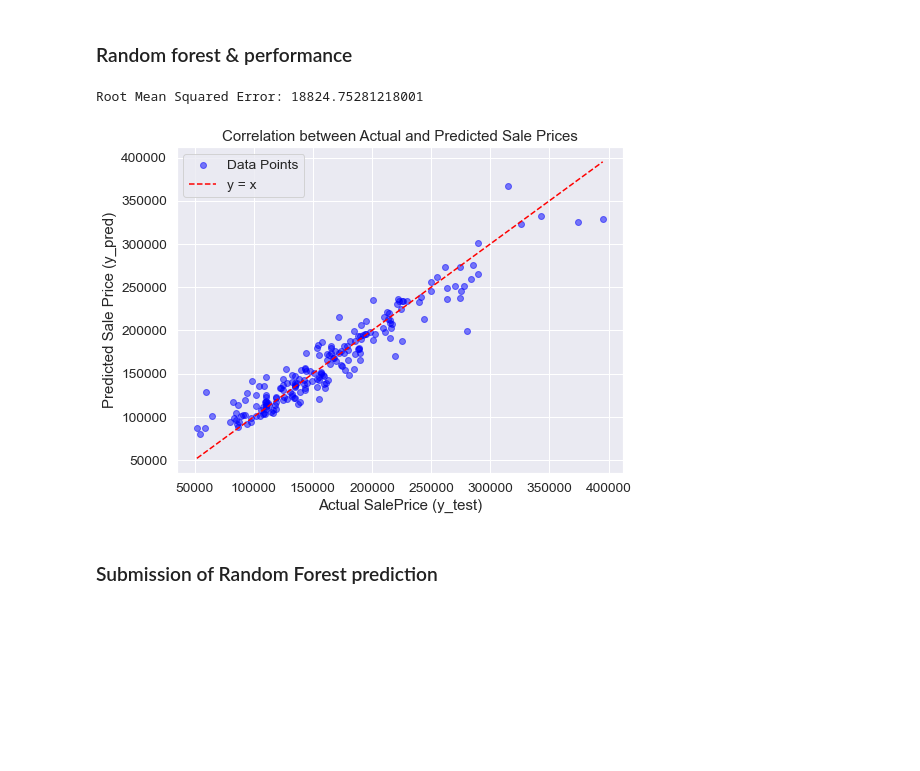
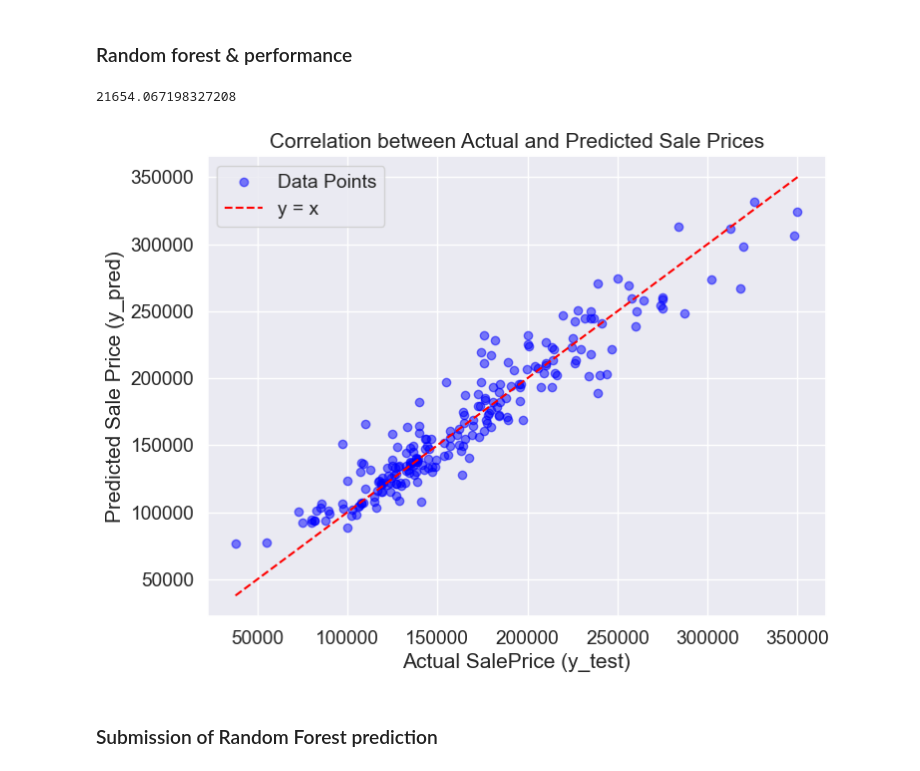
Before and after one commit to hakonsonstebo/HPP, a Jupyter notebook: HPP.ipynb, the cells around one changed output. Saved outputs shown, nothing was run; the diff lists cells and outputs as text; code cells hidden in the pictures; blank space fills up the shorter version.

```diff
--- a/HPP.ipynb
+++ b/HPP.ipynb
@@ -225,7 +273,7 @@ We see that multiple of the continuous features have outliers. We will handle th
 #### Outliers in continous variables
 # %%
 #Qualitative assessment of which features have outliers.
-outlier_columns = ['BsmtFinSF2', '1stFlrSF','GrLivArea', '3SsnPorch', 'ScreenPorch', 'MiscVal', '2ndFlrSF']
+outlier_columns = ['1stFlrSF','GrLivArea', '3SsnPorch', 'ScreenPorch', 'MiscVal', 'YearBuilt', 'BsmtFinSF1', "2ndFlrSF"]
 
 
 for column in outlier_columns:
@@ -264,20 +307,0 @@ train_test_df = pd.concat([train_df,test_df],axis=0)
-# %%
-# TODO Temporal Features
-# Makes sense but does not make the model any better
-# for feature in ["YearBuilt", "YearRemodAdd", "GarageYrBlt"]:
-#     train_test_df[feature] = train_test_df["YrSold"]-train_test_df[feature]
-
-
-# TODO TimeSold(?) = YrSold + MoSold/12
-
-# TODO Makes the LR better but the RF worse
-train_test_df['TotalArea']  = train_test_df['1stFlrSF'] + train_test_df['2ndFlrSF'] + train_test_df['TotalBsmtSF'] + train_test_df['GrLivArea']
-
-# TODO ADD OUTDOOR to TotalArea
-
-# NA means the house does not have it
-for col in ('BsmtQual', 'BsmtCond', 'BsmtExposure',
-            'BsmtFinType1', 'BsmtFinType2',
-            'GarageType', 'GarageFinish', 'GarageQual',
-            'GarageCond'):
-    train_test_df[col] = train_test_df[col].fillna('None')
@@ -330,13 +404,9 @@ Can now see that the four columns "Alley", "PoolQC", "Fence" and "MiscFeature" h
 #### Impute missing values
 For the rest of the columns with missing values we will impute values. For the numeric columns we will impute the mean of the values in the column, and for the categorical columns we will impute the mode.
 # %%
-# TODO Fred clean AND LOOK AT TOTALAREA HAS NA
-# Numeric
 train_test_df['LotFrontage'] = train_test_df['LotFrontage'].fillna(train_test_df['LotFrontage'].mean())
 train_test_df['MasVnrArea'] = train_test_df['MasVnrArea'].fillna(train_test_df['MasVnrArea'].mean())
 train_test_df['GarageYrBlt'] = train_test_df['GarageYrBlt'].fillna(train_test_df['GarageYrBlt'].mean())
-
-# Categorical
 train_test_df['MasVnrType'] = train_test_df['MasVnrType'].fillna(train_test_df['MasVnrType'].mode()[0])
 train_test_df['BsmtQual'] = train_test_df['BsmtQual'].fillna(train_test_df['BsmtQual'].mode()[0])
 train_test_df['BsmtCond'] = train_test_df['BsmtCond'].fillna(train_test_df['BsmtCond'].mode()[0])
@@ -366,6 +436,10 @@ train_test_df['GarageYrBlt']=train_test_df['GarageYrBlt'].fillna(train_test_df['
 train_test_df['GarageCars']=train_test_df['GarageCars'].fillna(train_test_df['GarageCars'].mean())
 train_test_df['GarageArea']=train_test_df['GarageArea'].fillna(train_test_df['GarageArea'].mean())
 train_test_df['SaleType']=train_test_df['SaleType'].fillna(train_test_df['SaleType'].mode()[0])
+train_test_df['TotalIndoorArea']=train_test_df['TotalIndoorArea'].fillna(train_test_df['TotalIndoorArea'].mean())
+train_test_df['Square_BsmtFinSF1']=train_test_df['Square_BsmtFinSF1'].fillna(train_test_df['Square_BsmtFinSF1'].mean())
+train_test_df['Square_TotalBsmtSF']=train_test_df['Square_TotalBsmtSF'].fillna(train_test_df['Square_TotalBsmtSF'].mean())
+
 
 
 # Check that we have no missing datapoints.
@@ -593,44 +651,41 @@ result_df.to_csv('predicted_saleprice_LR.csv', index=False)
 from sklearn.ensemble import RandomForestRegressor
 from sklearn.metrics import mean_squared_error
 from sklearn.model_selection import train_test_split
 
 # X_train should contain your features, and y_train should contain the target variable (SalePrice).
 X_train = HPP_data_Train.drop(['SalePrice'], axis=1)
 y_train = HPP_data_Train['SalePrice']
 
 # Initialize the RandomForestRegressor model
 random_forest_regressor = RandomForestRegressor(n_estimators=100, random_state=42)  # You can adjust the number of estimators as needed
 
+#Cross Validation
+k_folds = 5
+kf = KFold(k_folds, shuffle=True, random_state=42).get_n_splits(X_train.values)
+rmse= np.sqrt(-cross_val_score(random_forest_regressor, X_train.values, y_train, scoring="neg_mean_squared_error", cv = kf))
+print(rmse.mean())
+
 # Split your data into training and testing sets
 X_train, X_test, y_train, y_test = train_test_split(X_train, y_train, test_size=0.2, random_state=42)
 
 # Fit the model to the training data
 random_forest_regressor.fit(X_train, y_train)
 
 # Make predictions on the test data
 y_pred = random_forest_regressor.predict(X_test)
-
-# Calculate the Mean Squared Error (MSE) to evaluate the model's performance
-mse = mean_squared_error(y_test, y_pred)
-# Calculate the Root Mean Squared Error (RMSE) by taking the square root of MSE
-import math
-rmse = math.sqrt(mse)
-
-# Print the RMSE
-print("Root Mean Squared Error:", rmse)
 
 # Create a scatter plot to visualize the correlation
 plt.figure(figsize=(8, 6))
 plt.scatter(y_test, y_pred, c='blue', alpha=0.5, label='Data Points')
 plt.plot([min(y_test), max(y_test)], [min(y_test), max(y_test)], color='red', linestyle='--', label='y = x')
 plt.xlabel("Actual SalePrice (y_test)")
 plt.ylabel("Predicted Sale Price (y_pred)")
 plt.title("Correlation between Actual and Predicted Sale Prices")
 plt.legend()
 plt.show()
 # %% [output]
-Root Mean Squared Error: 18824.75281218001
+21654.067198327208
-[figure, old version]
+[figure, new version]
 # %% [markdown]
 ### Submission of Random Forest prediction
 # %%
```
Also changed, not shown: parts of 20 cells of this notebook, 3 other files.
